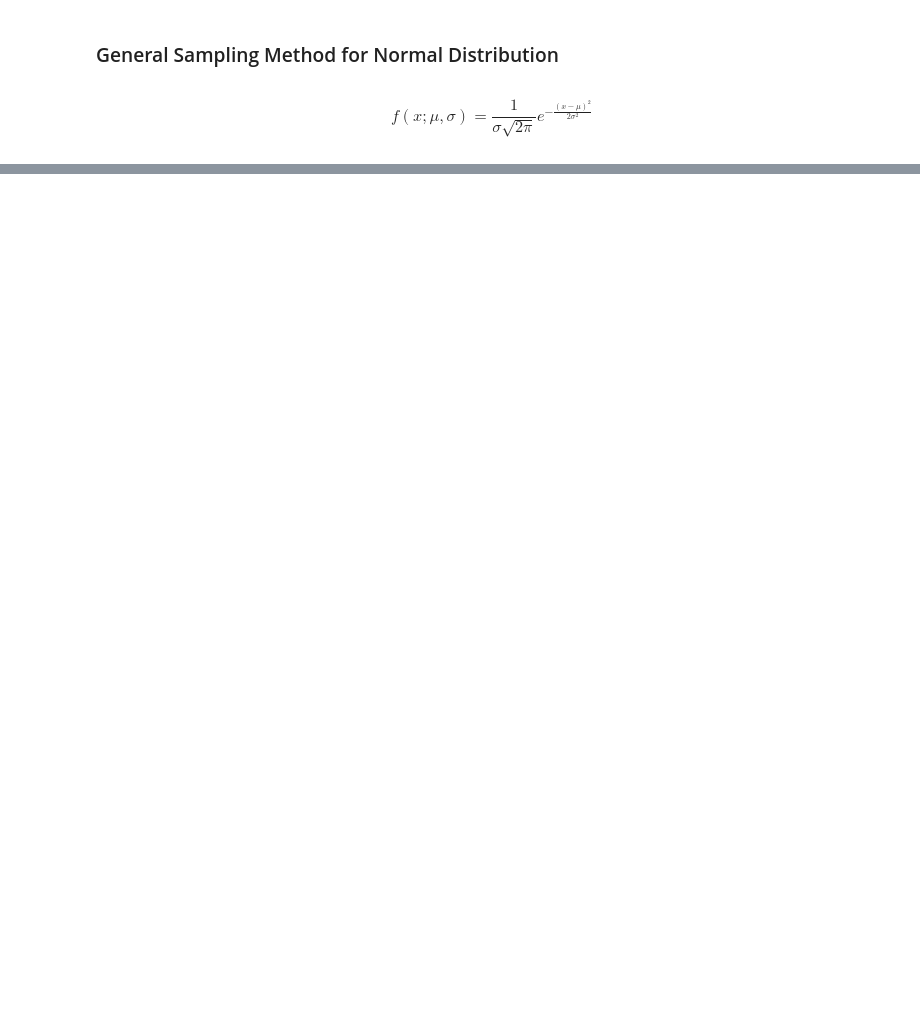
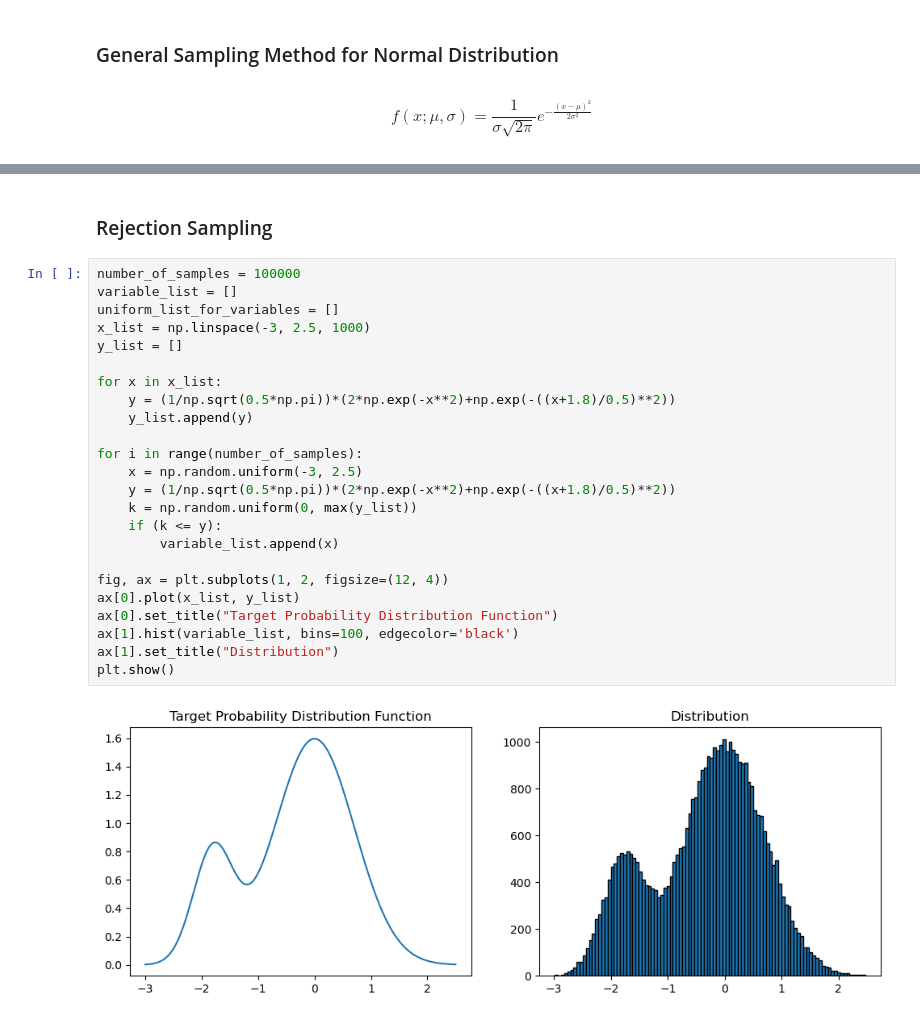
Before and after one commit to dilansenuruk/Machine-Vision-Projects, a Jupyter notebook: Sampling_methods.ipynb, the cells around one changed output, grey strips where cells are left out. Drawn from its saved outputs; the diff is of its cells as text; blank space fills up the shorter version.

Commit message:
Update sampling methods

```diff
--- a/Sampling_methods.ipynb
+++ b/Sampling_methods.ipynb
@@ -71,0 +72,28 @@ plt.show()
+# %% [markdown]
+### Rejection Sampling
+# %%
+number_of_samples = 100000
+variable_list = []
+uniform_list_for_variables = []
+x_list = np.linspace(-3, 2.5, 1000)
+y_list = []
+
+for x in x_list:
+    y = (1/np.sqrt(0.5*np.pi))*(2*np.exp(-x**2)+np.exp(-((x+1.8)/0.5)**2))
+    y_list.append(y)
+
+for i in range(number_of_samples):
+    x = np.random.uniform(-3, 2.5)
+    y = (1/np.sqrt(0.5*np.pi))*(2*np.exp(-x**2)+np.exp(-((x+1.8)/0.5)**2))
+    k = np.random.uniform(0, max(y_list))
+    if (k <= y):
+        variable_list.append(x)
+
+fig, ax = plt.subplots(1, 2, figsize=(12, 4))
+ax[0].plot(x_list, y_list)
+ax[0].set_title("Target Probability Distribution Function")
+ax[1].hist(variable_list, bins=100, edgecolor='black')
+ax[1].set_title("Distribution")
+plt.show()
+# %% [output]
+[figure, added]
```
Also changed, not shown: parts of 2 cells of this notebook.
